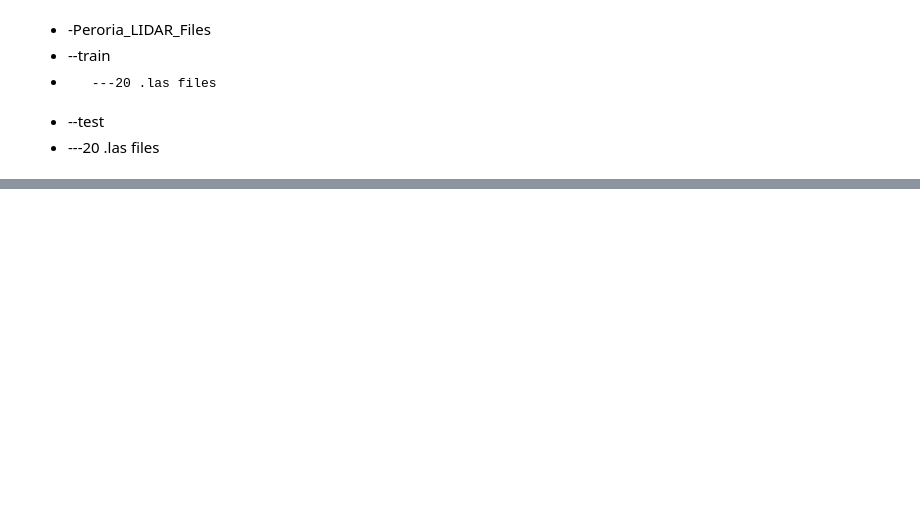
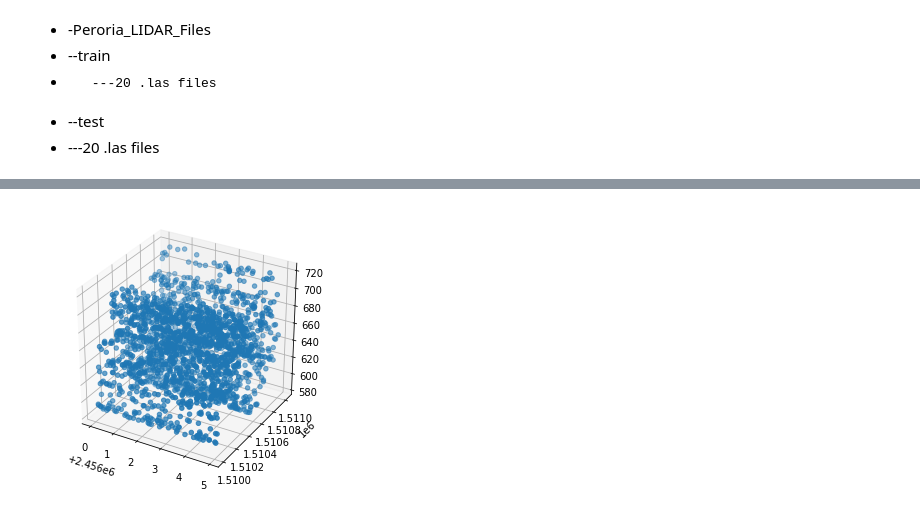
Before and after one commit to cwenger91/LiDAR_Classification_DL, a Jupyter notebook: demo.ipynb, the cells around one changed output, grey strips where cells are left out. Cells and saved outputs as stored; diff of their text form; code cells hidden in the pictures; blank space fills up the shorter version.

```diff
--- a/demo.ipynb
+++ b/demo.ipynb
@@ -41,10 +35,11 @@ Classification values:
 EL_LENGTH = 200 # ft
 EL_WIDTH = 40 #ft
 LIDAR_SIZE = (2000,2000) #specified as 2000 ft by 2000 ft tiling scheme
-NUM_LAS_POINTS = 50000 # Maximum number of points based on the smallest LIDAR file size
-NUM_POINTS = 69717 # This constant was calculated by using EL_LENGTH/ LIDAR_SIZE[0]/# points
+NUM_LAS_POINTS = 2048 # Maximum number of points based on the smallest LIDAR file size
+NUM_POINTS = 2048# This constant was calculated by using EL_LENGTH/ LIDAR_SIZE[0]/# points
 BATCH_SIZE = 32
-DEBUG = 1  #Debug flag for development Change to 0 if you have full dataset
+DEBUG = 1  #Debug flag for development
+%load_ext tensorboard
 # %%
 ## INSTALL Manual python-site packages
 !pip install laspy
@@ -246,0 +266,10 @@ test_dataset = test_dataset.map(normilize_points)
+# %%
+model.compile(
+    loss="sparse_categorical_crossentropy",
+    optimizer=keras.optimizers.Adam(learning_rate=0.001),
+    metrics=["sparse_categorical_accuracy"],
+)
+log_dir = "logs/fit/" + datetime.datetime.now().strftime("%Y%m%d-%H%M%S")
+tensorboard_callback = tf.keras.callbacks.TensorBoard(log_dir=log_dir, histogram_freq=1)
+
+model.fit(train_dataset, epochs=20, validation_data=test_dataset,callbacks=[tensorboard_callback])
@@ -246,0 +297,34 @@ test_dataset = test_dataset.map(normilize_points)
+# %%
+#cite @David Griffiths
+#https://keras.io/examples/vision/pointnet/
+data = test_dataset.take(1)
+
+points, labels = list(data)[0]
+points = points[:8, ...]
+labels = labels[:8, ...]
+
+# run test data through model
+preds = model.predict(points)
+preds = tf.math.argmax(preds, -1)
+
+points = points.numpy()
+if DEBUG:
+  fig = plt.figure(figsize=(5, 5))
+  ax = fig.add_subplot(111, projection="3d")
+  ax.scatter(points[0,:, 0], points[0,:, 1], points[0,:, 2])
+  ax.set_axis_off
+else:
+  # plot points with predicted class and label
+  fig = plt.figure(figsize=(15, 10))
+  for i in range(8):
+      ax = fig.add_subplot(2, 4, i + 1, projection="3d")
+      ax.scatter(points[i, :, 0], points[i, :, 1], points[i, :, 2])
+      ax.set_title(
+          "pred: {:}, label: {:}".format(
+            CLASS_MAP[preds[i].numpy()], CLASS_MAP[labels.numpy()[i]]
+          )
+      )
+      ax.set_axis_off()
+  plt.show()
+# %% [output]
+[figure, added]
```
Also changed, not shown: parts of 18 cells of this notebook.
